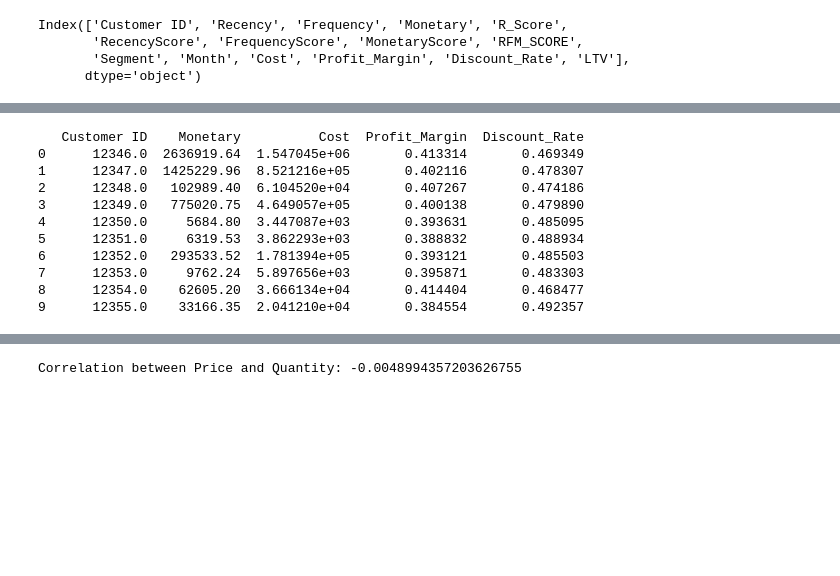
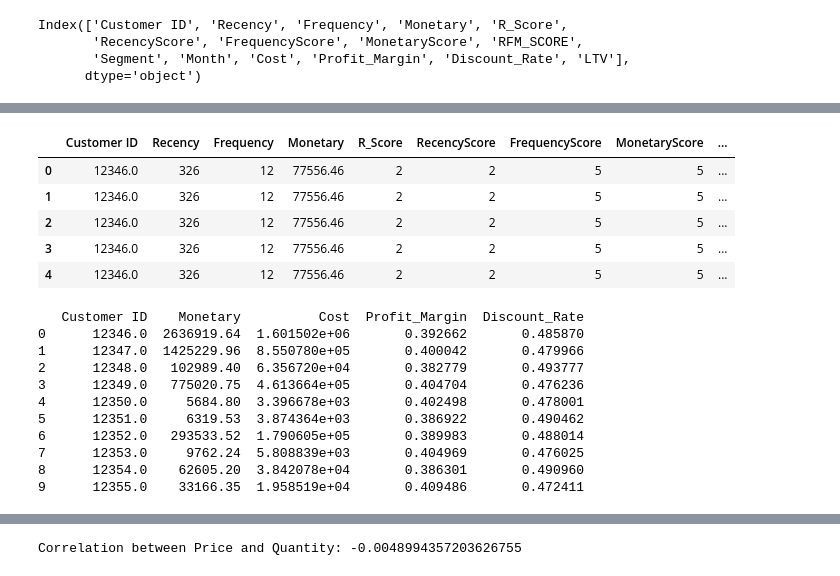
Before and after one commit to Gyuhyeon-Eom/project2, a Jupyter notebook: project2_엄규현.ipynb, the cells around one changed output, grey strips where cells are left out. Cells and saved outputs as stored; diff of their text form; code cells hidden in the pictures; blank space fills up the shorter version.

```diff
--- a/project2_엄규현.ipynb
+++ b/project2_엄규현.ipynb
@@ -683,30 +684,3 @@ plt.tight_layout()
 plt.show()
 # %% [output]
 [figure]
-# %%
-import numpy as np
-
-# Step 1: 원가 산정 (판매가의 50% ~ 70% 범위에서 무작위 추정)
-rfm_with_month['Cost'] = rfm_with_month['Monetary'] * np.random.uniform(0.5, 0.7, size=len(rfm_with_month))
-
-# Step 2: 이익률 계산 (판매가 - 원가) / 판매가
-rfm_with_month['Profit_Margin'] = (rfm_with_month['Monetary'] - rfm_with_month['Cost']) / rfm_with_month['Monetary']
-
-# Step 3: 할인율 계산 (원가/판매가) * (1 - 목표 이익률)
-target_profit_margin = 0.20  # 목표 이익률 20%
-rfm_with_month['Discount_Rate'] = (rfm_with_month['Cost'] / rfm_with_month['Monetary']) * (1 - target_profit_margin)
-
-# Step 4: LTV와 할인율 간의 관계를 확인하기 위해 데이터프레임에 LTV 추가
-rfm_with_month['LTV'] = rfm_with_month['Monetary'] / rfm_with_month['Recency']  # 임시 LTV 계산
-
-# Step 5: 결과 출력 (LTV와 할인율)
-print(rfm_with_month[['Customer ID', 'Monetary', 'Cost', 'Profit_Margin', 'Discount_Rate', 'LTV']].head())
-
-
-plt.figure(figsize=(10, 6))
-plt.scatter(rfm_with_month['LTV'], rfm_with_month['Discount_Rate'], color='b')
-plt.title('Discount Rate vs LTV')
-plt.xlabel('LTV')
-plt.ylabel('Discount Rate')
-plt.grid(True)
-plt.show()
@@ -744,8 +694,17 @@ Note: you may need to restart the kernel to use updated packages.
+# %%
+rfm_with_month.head()
+# %% [output]
+|  | Customer ID | Recency | Frequency | Monetary | R_Score | RecencyScore | FrequencyScore | MonetaryScore | ... |
+| 0 | 12346.0 | 326 | 12 | 77556.46 | 2 | 2 | 5 | 5 | ... |
+| 1 | 12346.0 | 326 | 12 | 77556.46 | 2 | 2 | 5 | 5 | ... |
+| 2 | 12346.0 | 326 | 12 | 77556.46 | 2 | 2 | 5 | 5 | ... |
+| 3 | 12346.0 | 326 | 12 | 77556.46 | 2 | 2 | 5 | 5 | ... |
+| 4 | 12346.0 | 326 | 12 | 77556.46 | 2 | 2 | 5 | 5 | ... |
 # %%
 # Step 1: 고객별 판매가와 원가를 그룹화 (각 고객 ID 기준)
 customer_discount_df = rfm_with_month.groupby('Customer ID').agg({
     'Monetary': 'sum',     # 판매가 총합
-    'Cost': 'sum',         # 원가 총합
+    'Cost': 'sum',         # 원가 총합 (판매가의 50%~70%)
 }).reset_index()
 
 # Step 2: 이익률 계산
@@ -757,21 +716,18 @@ customer_discount_df['Discount_Rate'] = (customer_discount_df['Cost'] / customer
 
 # Step 4: 결과 출력 (고객별 할인율 포함)
 print(customer_discount_df.head(10))  # 상위 10개 고객에 대한 데이터 출력
-
-# Step 5: 결과를 CSV 파일로 저장할 수 있는 방법 (필요한 경우)
-customer_discount_df.to_csv('customer_discount_rates.csv', index=False)
 # %% [output]
    Customer ID    Monetary          Cost  Profit_Margin  Discount_Rate
-0      12346.0  2636919.64  1.547045e+06       0.413314       0.469349
-1      12347.0  1425229.96  8.521216e+05       0.402116       0.478307
-2      12348.0   102989.40  6.104520e+04       0.407267       0.474186
-3      12349.0   775020.75  4.649057e+05       0.400138       0.479890
-4      12350.0     5684.80  3.447087e+03       0.393631       0.485095
-5      12351.0     6319.53  3.862293e+03       0.388832       0.488934
-6      12352.0   293533.52  1.781394e+05       0.393121       0.485503
-7      12353.0     9762.24  5.897656e+03       0.395871       0.483303
-8      12354.0    62605.20  3.666134e+04       0.414404       0.468477
-9      12355.0    33166.35  2.041210e+04       0.384554       0.492357
+0      12346.0  2636919.64  1.601502e+06       0.392662       0.485870
+1      12347.0  1425229.96  8.550780e+05       0.400042       0.479966
+2      12348.0   102989.40  6.356720e+04       0.382779       0.493777
+3      12349.0   775020.75  4.613664e+05       0.404704       0.476236
+4      12350.0     5684.80  3.396678e+03       0.402498       0.478001
+5      12351.0     6319.53  3.874364e+03       0.386922       0.490462
+6      12352.0   293533.52  1.790605e+05       0.389983       0.488014
+7      12353.0     9762.24  5.808839e+03       0.404969       0.476025
+8      12354.0    62605.20  3.842078e+04       0.386301       0.490960
+9      12355.0    33166.35  1.958519e+04       0.409486       0.472411
 # %%
 df.head()
 # %% [output]
```
Also changed, not shown: parts of 6 cells of this notebook.
